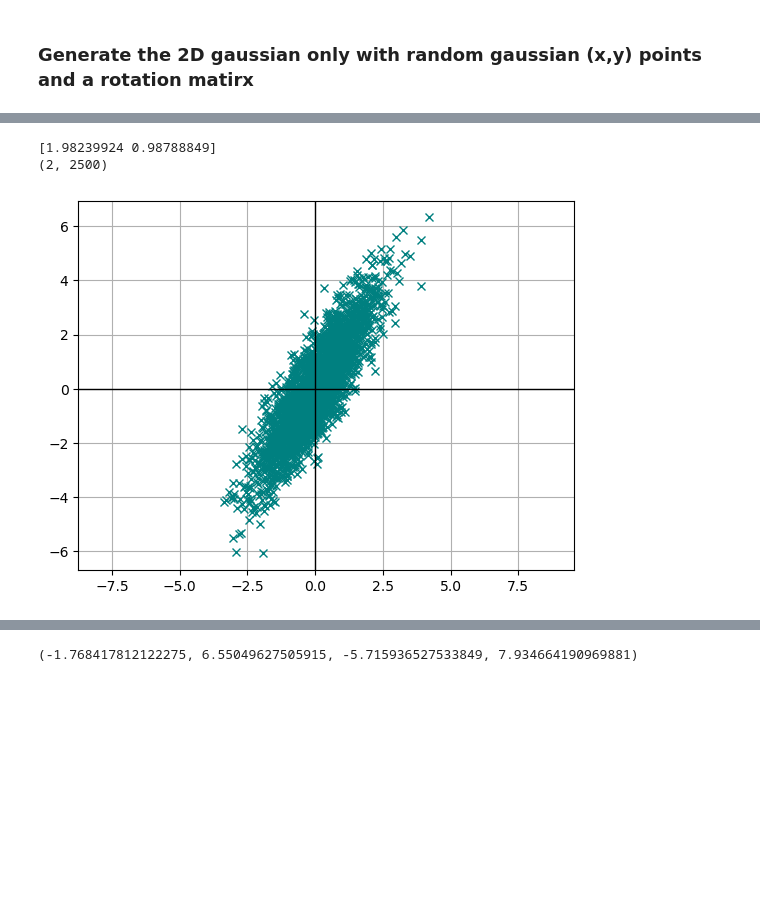
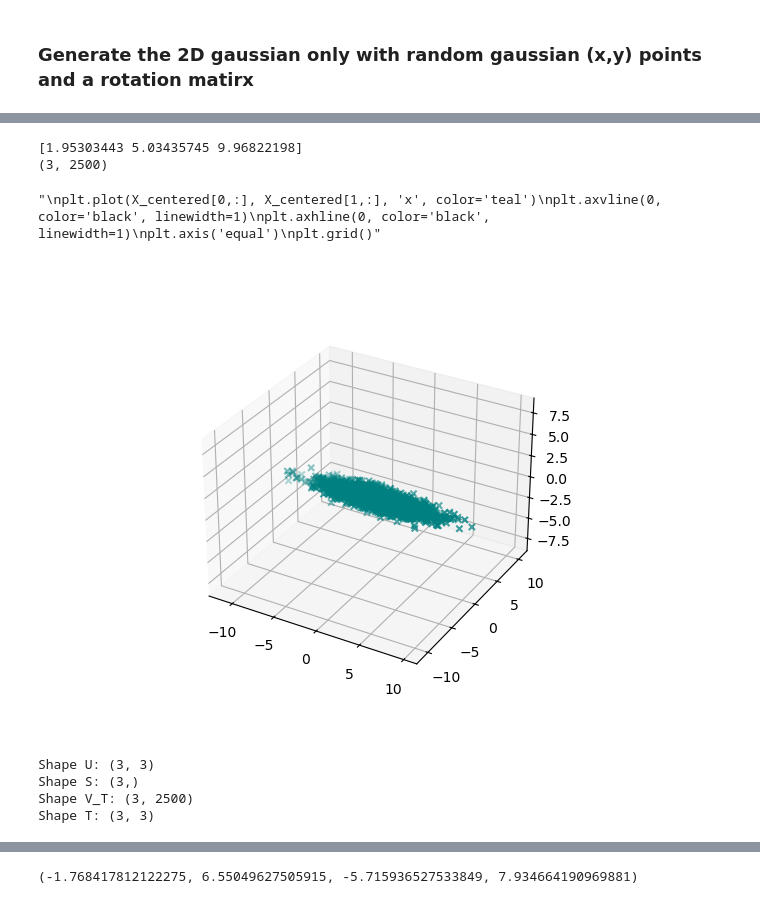
Before and after one commit to Veit21/ml_basics, a Jupyter notebook: notebooks/pca_test.ipynb, the cells around one changed output, grey strips where cells are left out. Drawn from its saved outputs; the diff is of its cells as text; code cells hidden in the pictures; blank space fills up the shorter version.

```diff
--- a/notebooks/pca_test.ipynb
+++ b/notebooks/pca_test.ipynb
@@ -113,19 +138,24 @@ def get_rotation_matrix(theta):
 # %%
 # Def the center and variance of the distribution
-sigma = np.array([2., 0.5])     # variance in x and y direction
-center = np.array([[2, 1]])       # center of distr.
+sigma = np.array([3., 0.5, 1.5])     # variance in x, y and z direction
+center = np.array([[2, 5, 10]])       # center of distr.
 theta = np.pi/3.                # rotation angle
 R = get_rotation_matrix(theta)
+R_3D_X = get_rotation_matrix_3D_X(theta)
 
 ## Transform the uniform normally distributed point cloud
 # Introduce x,y variance, offset and rotation
-X = points @ np.diag(sigma) @ R.T + np.ones((n,1)) @ center
+# X = points @ np.diag(sigma) @ R.T + np.ones((n,1)) @ center
+X = points @ np.diag(sigma) @ R_3D_X.T + np.ones((n,1)) @ center
 
 # Plot
-# Plot variated distribution
-plt.plot(X[:,0], X[:,1], 'x', color='teal')
-plt.axvline(0, color='black', linewidth=1)
-plt.axhline(0, color='black', linewidth=1)
+fig2 = plt.figure()
+ax = fig2.add_subplot(111, projection='3d')
+ax.scatter(X[:,0], X[:,1], X[:, 2], marker='x', color='teal')
+
+# plt.plot(X[:,0], X[:,1], 'x', color='teal')
+# plt.axvline(0, color='black', linewidth=1)
+# plt.axhline(0, color='black', linewidth=1)
 plt.axis('equal')
-plt.grid()
+# plt.grid()
 # %% [output]
@@ -133,29 +169,47 @@ plt.grid()
 # %%
 # Get the mean rows
 mean_row = np.mean(X, axis=0)
-X_mean = np.tile(mean_row, (X.shape[0], 1))     # repeat mean row 10,000 times in axis 1
-X_centered = (X - X_mean).T                         # center the (x,y) coordinates of X
+X_mean = np.tile(mean_row, (X.shape[0], 1))         # repeat mean row 10,000 times in axis 1
+X_centered = (X - X_mean).T                         # center the (x,y) coordinates of X # NOTE: Transpose is important for SVD convention!
 print(mean_row)
 print(X_centered.shape)
+assert X.T.shape == X_centered.shape, "Design matrix and centered matrix do not have the same dimension!"
 # %% [output]
-[1.98239924 0.98788849]
-(2, 2500)
+[1.95303443 5.03435745 9.96822198]
+(3, 2500)
 # %%
-# Plot
 # Plot centered distr.
+fig3 = plt.figure()
+ax = fig3.add_subplot(111, projection='3d')
+ax.scatter(X_centered[0,:], X_centered[1,:], X_centered[2, :], marker='x', color='teal')
+
+plt.axis('equal')
+
+"""
 plt.plot(X_centered[0,:], X_centered[1,:], 'x', color='teal')
 plt.axvline(0, color='black', linewidth=1)
 plt.axhline(0, color='black', linewidth=1)
 plt.axis('equal')
-plt.grid()
+plt.grid()"""
 # %% [output]
+"\nplt.plot(X_centered[0,:], X_centered[1,:], 'x', color='teal')\nplt.axvline(0, color='black', linewidth=1)\nplt.axhline(0, color='black', linewidth=1)\nplt.axis('equal')\nplt.grid()"
-[figure, old version]
+[figure, new version]
 # %%
 # SVD on the centered and standardized design matrix
 U, S, V_T = np.linalg.svd(X_centered/np.sqrt(n), full_matrices=False)
 
+print(f"Shape U: {U.shape}")
+print(f"Shape S: {S.shape}")
+print(f"Shape V_T: {V_T.shape}")
+
 # Calculate principal components
 T = U @ np.diag(S)
+print(f"Shape T: {T.shape}")
+# %% [output]
+Shape U: (3, 3)
+Shape S: (3,)
+Shape V_T: (3, 2500)
+Shape T: (3, 3)
 # %%
 # Explore the result
 print(U, U.shape)
```
Also changed, not shown: parts of 20 cells of this notebook.
